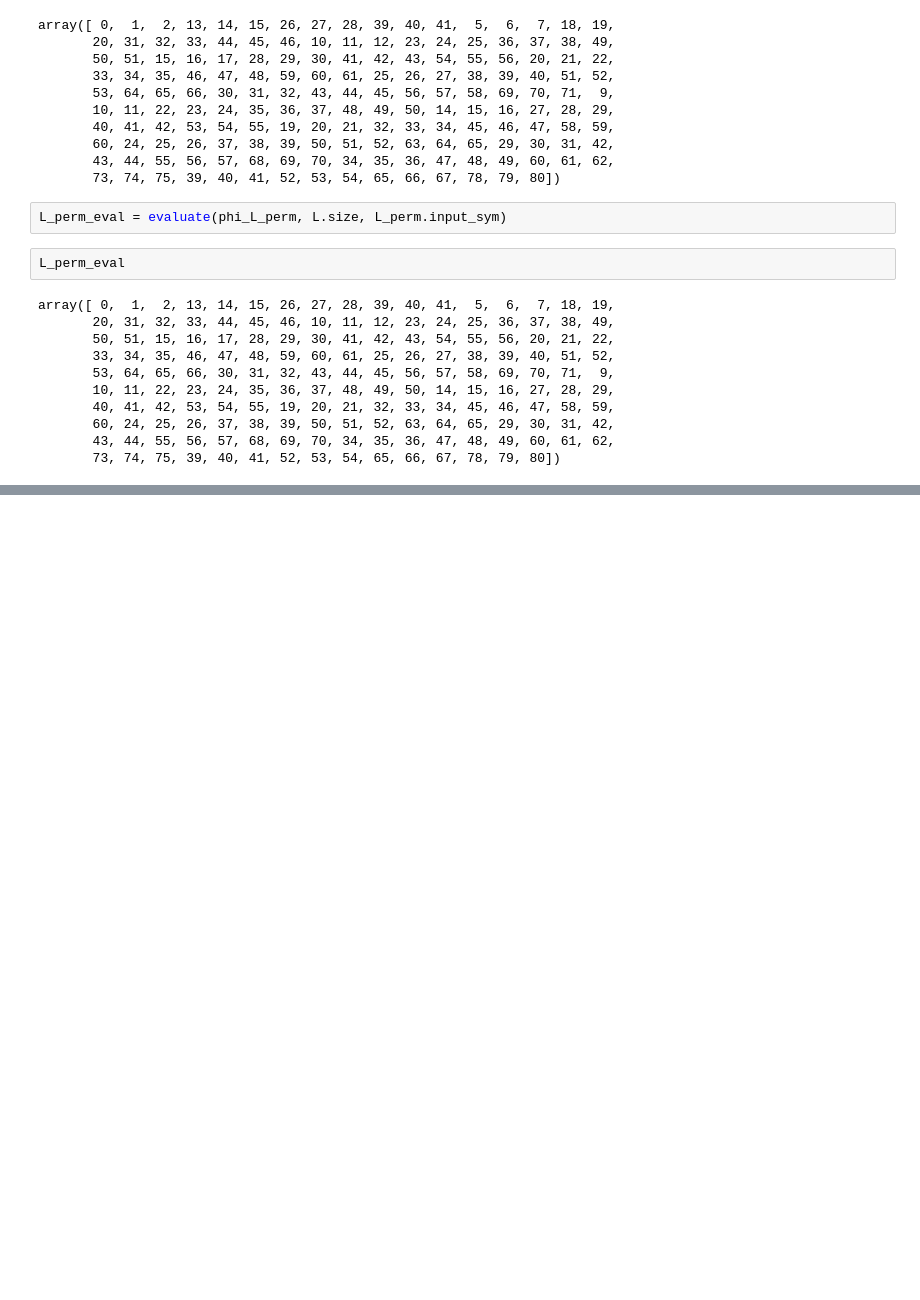
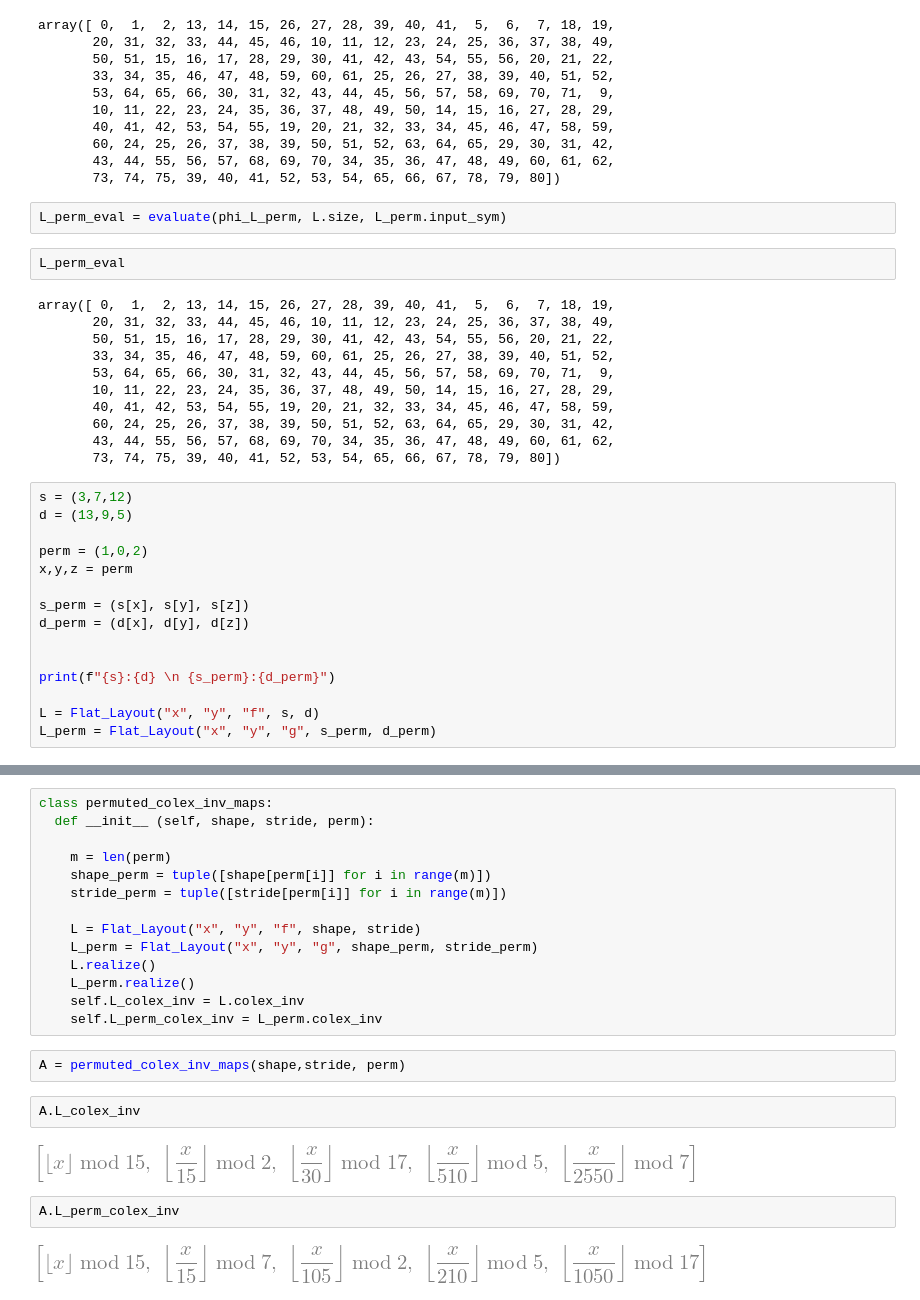
Before and after one commit to PranavDeepakSathya/CudaNotebooks, a Jupyter notebook: TCGEN5/Copy_instruction/flat_layout.ipynb, the cells around one changed output, grey strips where cells are left out. Cells and saved outputs as stored; diff of their text form; blank space fills up the shorter version.

```diff
--- a/TCGEN5/Copy_instruction/flat_layout.ipynb
+++ b/TCGEN5/Copy_instruction/flat_layout.ipynb
@@ -118,3 +118,18 @@ array([ 0,  1,  2, 13, 14, 15, 26, 27, 28, 39, 40, 41,  5,  6,  7, 18, 19,
        60, 24, 25, 26, 37, 38, 39, 50, 51, 52, 63, 64, 65, 29, 30, 31, 42,
        43, 44, 55, 56, 57, 68, 69, 70, 34, 35, 36, 47, 48, 49, 60, 61, 62,
        73, 74, 75, 39, 40, 41, 52, 53, 54, 65, 66, 67, 78, 79, 80])
+# %%
+s = (3,7,12)
+d = (13,9,5)
+
+perm = (1,0,2)
+x,y,z = perm
+
+s_perm = (s[x], s[y], s[z])
+d_perm = (d[x], d[y], d[z])
+
+
+print(f"{s}:{d} \n {s_perm}:{d_perm}")
+
+L = Flat_Layout("x", "y", "f", s, d)
+L_perm = Flat_Layout("x", "y", "g", s_perm, d_perm)
@@ -120,0 +263,24 @@ array([ 0,  1,  2, 13, 14, 15, 26, 27, 28, 39, 40, 41,  5,  6,  7, 18, 19,
+# %%
+class permuted_colex_inv_maps:
+  def __init__ (self, shape, stride, perm):
+
+    m = len(perm)
+    shape_perm = tuple([shape[perm[i]] for i in range(m)])
+    stride_perm = tuple([stride[perm[i]] for i in range(m)])
+
+    L = Flat_Layout("x", "y", "f", shape, stride)
+    L_perm = Flat_Layout("x", "y", "g", shape_perm, stride_perm)
+    L.realize()
+    L_perm.realize()
+    self.L_colex_inv = L.colex_inv
+    self.L_perm_colex_inv = L_perm.colex_inv
+# %%
+A = permuted_colex_inv_maps(shape,stride, perm)
+# %%
+A.L_colex_inv
+# %% [output]
+[figure, added]
+# %%
+A.L_perm_colex_inv
+# %% [output]
+[figure, added]
```
Also changed, not shown: parts of 20 cells of this notebook.
